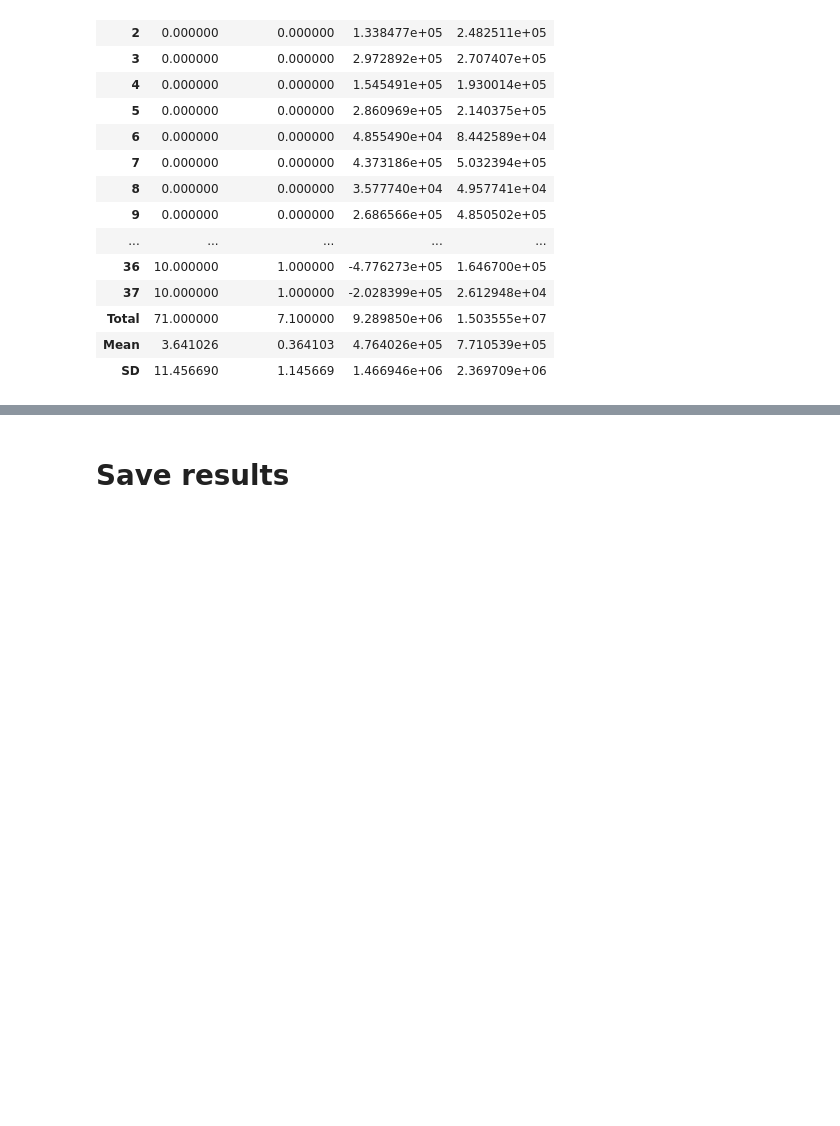
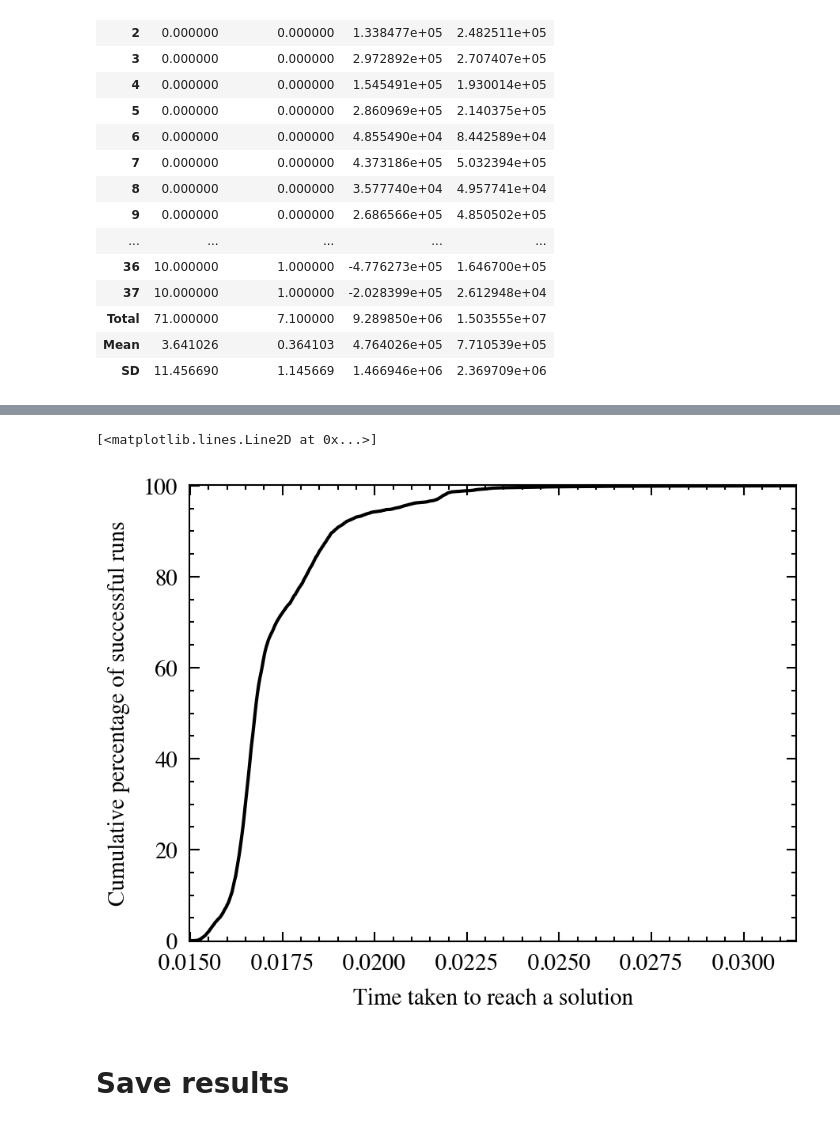
Before and after one commit to rienath/Estimating-Penalty-Coefficients-for-QUBO-Problems, a Jupyter notebook: Project and Deliverables/Implementation/Notebooks/Testing.ipynb, the cells around one changed output, grey strips where cells are left out. Cells and saved outputs as stored; diff of their text form; code cells hidden in the pictures; blank space fills up the shorter version.

```diff
--- a/Project and Deliverables/Implementation/Notebooks/Testing.ipynb
+++ b/Project and Deliverables/Implementation/Notebooks/Testing.ipynb
@@ -416,8 +417,7 @@ Tabu
 # %%
-#run solver
-sampler = greedy.SteepestDescentSampler()
-
 # Solve QUBO a lot of times
 problem_num = 25
 seed = 0
-response =  sampler.sample_qubo(newQs[problem_num], seed = seed, num_reads=100000)
+repeats = 10000
+sampler = greedy.SteepestDescentSampler()
+response =  sampler.sample_qubo(QUBOs[problem_num], seed=seed, num_reads=repeats)
@@ -479,0 +510,16 @@ plt.plot(x, cumulative_y_percentage)
+# %%
+# Sort both lists by the number of steps
+times, eneriges = (list(elements) for elements in zip(*sorted(zip(times, energies))))
+# Our target is the mean energy
+target = (sum(eneriges)/len(eneriges))
+# Find runs that got energy above our target
+successful = [i < target for i in energies]
+# Make a dataframe
+rtd = pd.DataFrame({'Time' : times, 'Successful' : successful})
+# Sum successful runs by repeating steps
+rtd = rtd.groupby(by=['Time'], axis=0).sum()
+# Calculate cumulative number of successful runs
+rtd['Cumulative'] = rtd['Successful'].cumsum()
+# Calculate cumulative percentage of successful runs
+rtd['Cumulative Percentage'] = rtd['Cumulative']/max(rtd['Cumulative']) * 100
+rtd
@@ -480,3 +541,27 @@ plt.plot(x, cumulative_y_percentage)
+# %%
+# Set plot styles
+plt.style.use(['science', 'no-latex', 'ieee'])
+# Set limits
+lowest_steps = rtd.index[0]
+highest_steps = rtd.index[-1]
+offset = 0.2 # Offset is needed to see the line at graph borders
+plt.axis((lowest_steps, highest_steps, 0-offset, 100+offset))
+# Set labels and dpi
+plt.xlabel("Time taken to reach a solution")
+plt.ylabel("Cumulative percentage of successful runs")
+plt.gcf().set_dpi(300)
+# Smooth the line, otherwise it will look like a staircase
+times_new = np.linspace(rtd.index[0], rtd.index[-1], 500) # Create more points for x-axis
+spl = make_interp_spline(rtd.index, rtd['Cumulative Percentage'], k=1)
+smooth_percentage = spl(times_new)
+# Limit smoothed values to 0-100 too
+smooth_percentage = [0 if i < 0 else i for i in smooth_percentage]
+smooth_percentage = [100 if i > 100 else i for i in smooth_percentage]
+# Make a plot
+plt.plot(times_new, smooth_percentage)
+# %% [output]
+[<matplotlib.lines.Line2D at 0x...>]
+[figure, added]
 # %% [markdown]
 # Save results
 # %%
```
Also changed, not shown: parts of 15 cells of this notebook, 1 other file.
